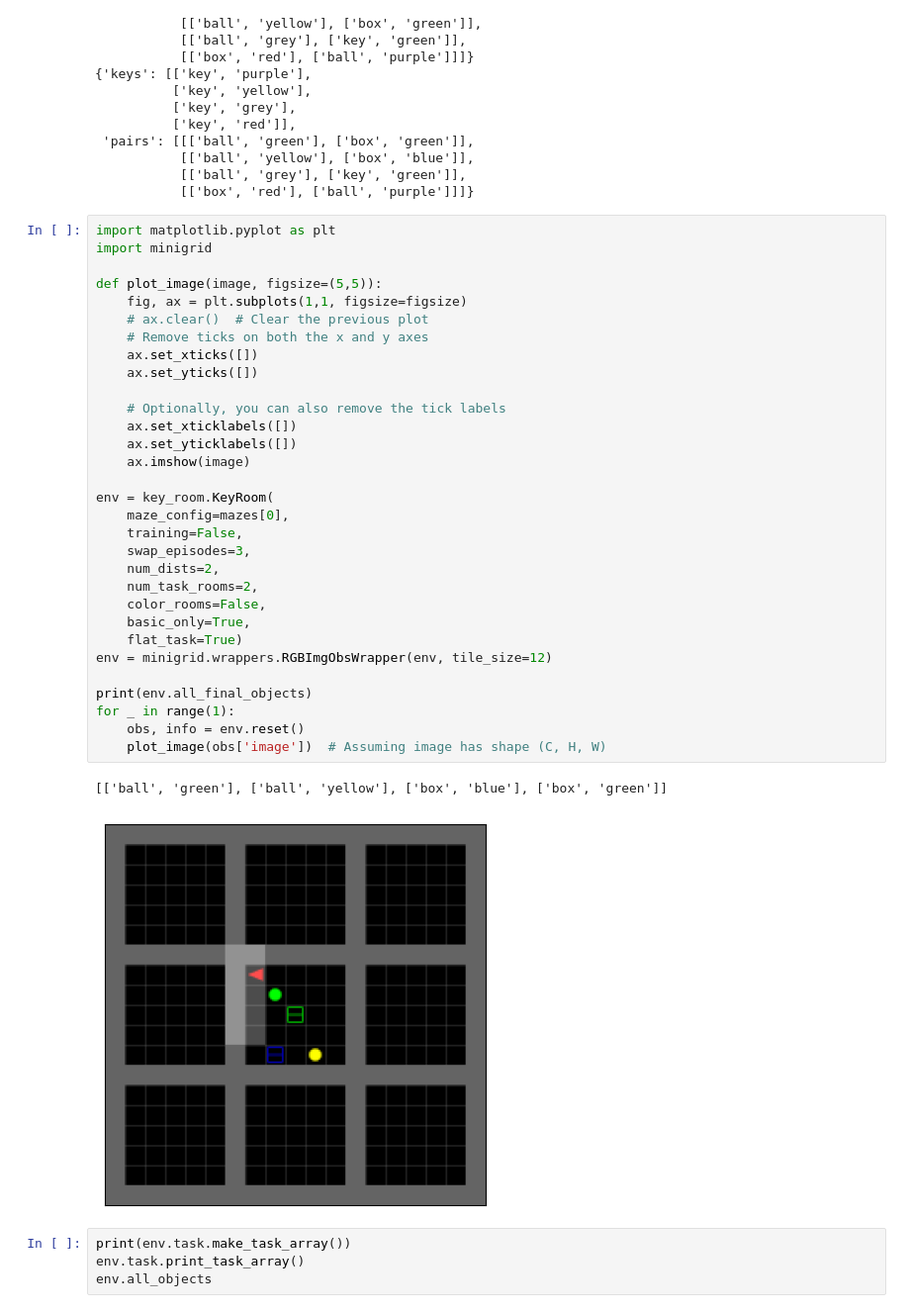
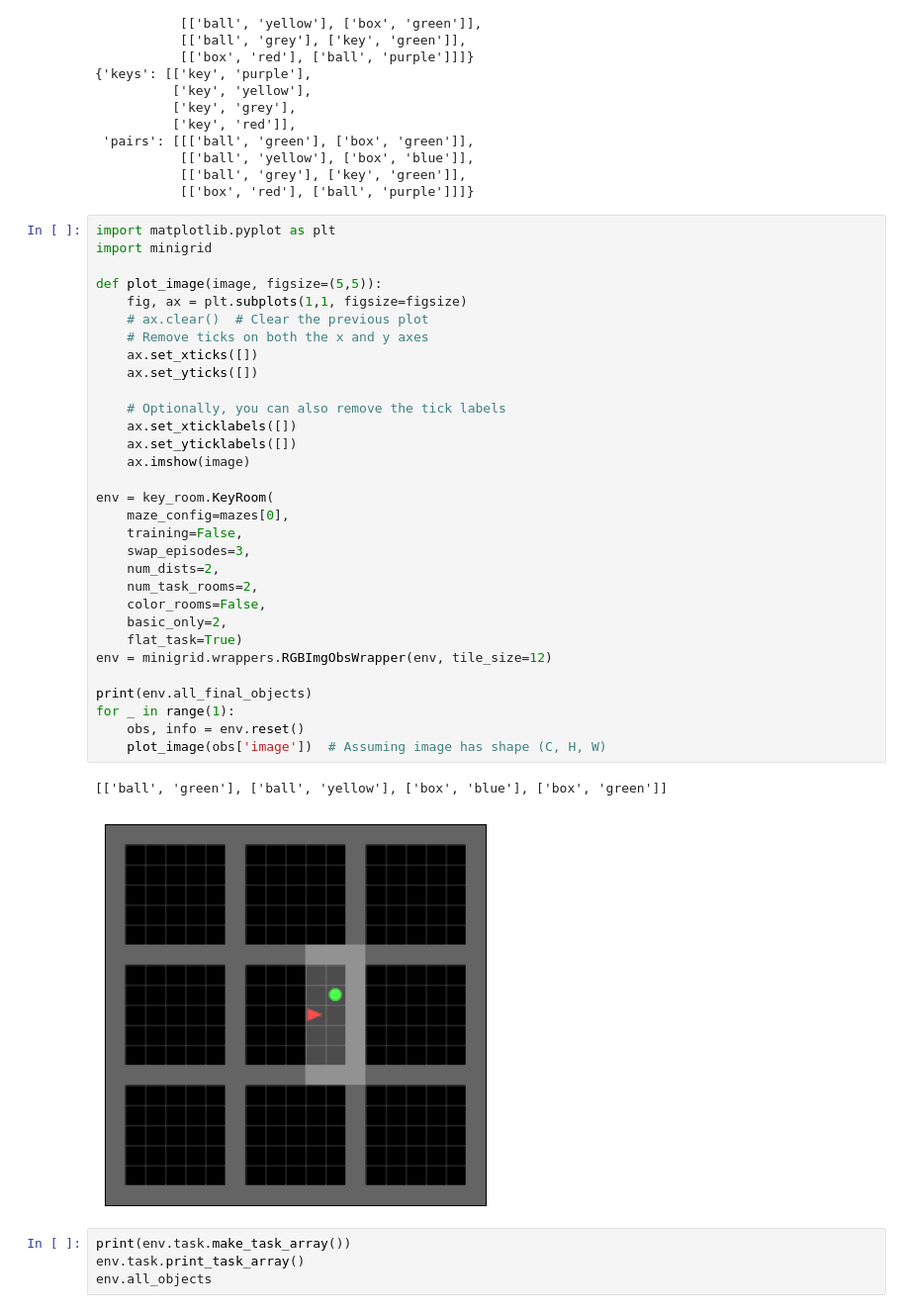
Before and after one commit to susannahsu/neurorl, a Jupyter notebook: projects/human_sf/create_mazes.ipynb, the cells around one changed output. Shown at 99% size. Saved outputs shown, nothing was run; the diff lists cells and outputs as text.

```diff
--- a/projects/human_sf/create_mazes.ipynb
+++ b/projects/human_sf/create_mazes.ipynb
@@ -221,35 +228,35 @@ import matplotlib.pyplot as plt
 import minigrid
 
 def plot_image(image, figsize=(5,5)):
     fig, ax = plt.subplots(1,1, figsize=figsize)
     # ax.clear()  # Clear the previous plot
     # Remove ticks on both the x and y axes
     ax.set_xticks([])
     ax.set_yticks([])
 
     # Optionally, you can also remove the tick labels
     ax.set_xticklabels([])
     ax.set_yticklabels([])
     ax.imshow(image)
 
 env = key_room.KeyRoom(
     maze_config=mazes[0],
     training=False,
     swap_episodes=3,
     num_dists=2,
     num_task_rooms=2,
     color_rooms=False,
-    basic_only=True,
+    basic_only=2,
     flat_task=True)
 env = minigrid.wrappers.RGBImgObsWrapper(env, tile_size=12)
 
 print(env.all_final_objects)
 for _ in range(1):
     obs, info = env.reset()
     plot_image(obs['image'])  # Assuming image has shape (C, H, W)
 # %% [output]
 [['ball', 'green'], ['ball', 'yellow'], ['box', 'blue'], ['box', 'green']]
-[figure, old version]
+[figure, new version]
 # %%
 print(env.task.make_task_array())
 env.task.print_task_array()
```
Also changed, not shown: parts of 3 cells of this notebook, 1 other file.
